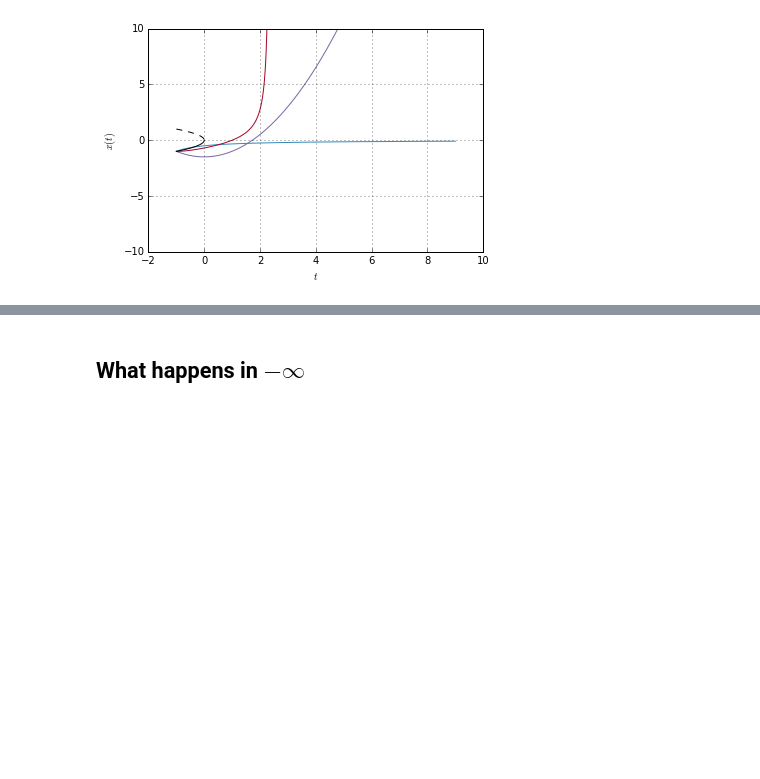
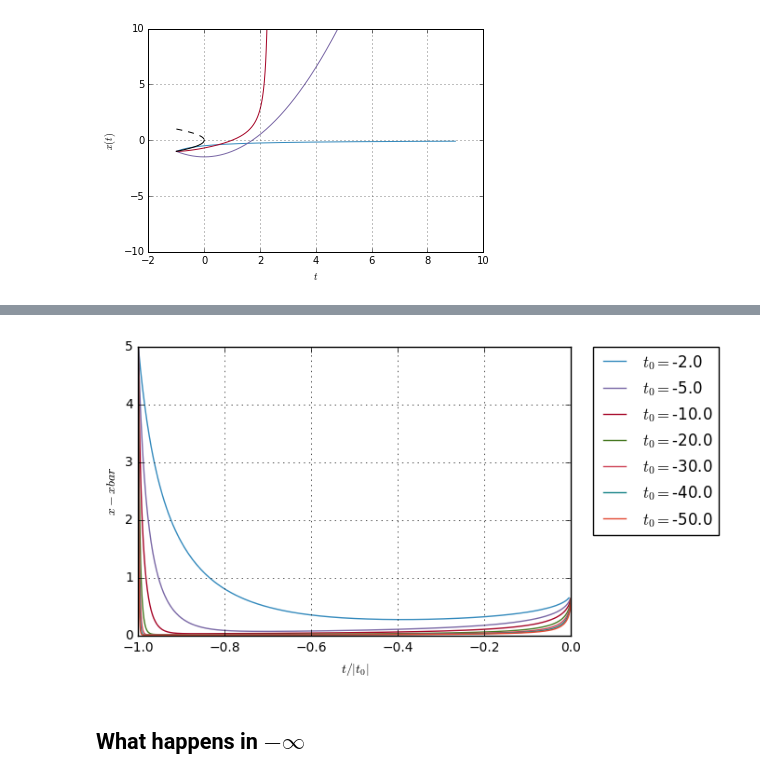
Before and after one commit to cbherbert/stochrare, a Jupyter notebook: Stability-Loss.ipynb, the cells around one changed output, grey strips where cells are left out. Saved outputs shown, nothing was run; the diff lists cells and outputs as text; code cells hidden in the pictures; blank space fills up the shorter version.

```diff
--- a/Stability-Loss.ipynb
+++ b/Stability-Loss.ipynb
@@ -44,3 +48,23 @@ deterministic_model.trajectoryplot(stochtrans1D.StochModel(lambda x,t: x**2,0).t
+# %%
+t0list = [-2,-5,-10,-20,-30,-40,-50]
+traj = [deterministic_model.trajectory(-np.sqrt(np.abs(t0))-5,t0,T=np.abs(t0)+3,dt=0.01) for t0 in t0list]
+fig = plt.figure()
+ax = plt.axes()
+ax.grid()
+ax.set_xlabel('$t/|t_0|$')
+ax.set_ylabel('$x-xbar$')
+#ax.set_xscale('log')
+#ax.set_yscale('log')
+#ax.set_ylim((2,3))
+for t,x in traj:
+    x = x[t<0]
+    t = t[t<0]
+    xbar = -np.sqrt(-t)
+    ax.plot(t/np.abs(t[0]),np.abs(x-xbar),label='$t_0=$'+str(t[0]))
+plt.legend(bbox_to_anchor=(1.05, 1),loc=2, borderaxespad=0.)
+plt.show()
+# %% [output]
+[figure, added]
 # %% [markdown]
 ## What happens in $-\infty$
 # %%
```
Also changed, not shown: parts of 21 cells of this notebook, 1 other file.
